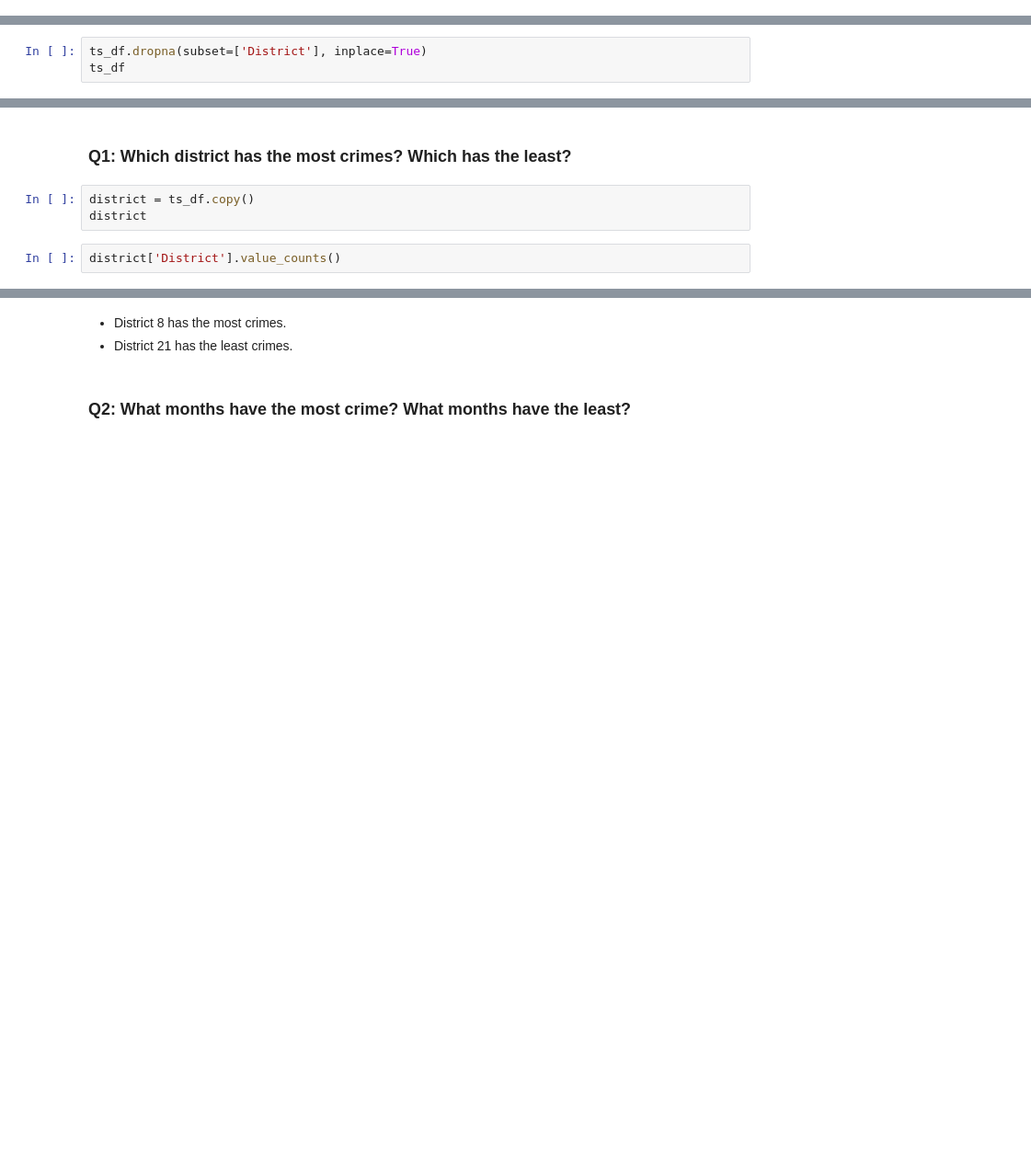
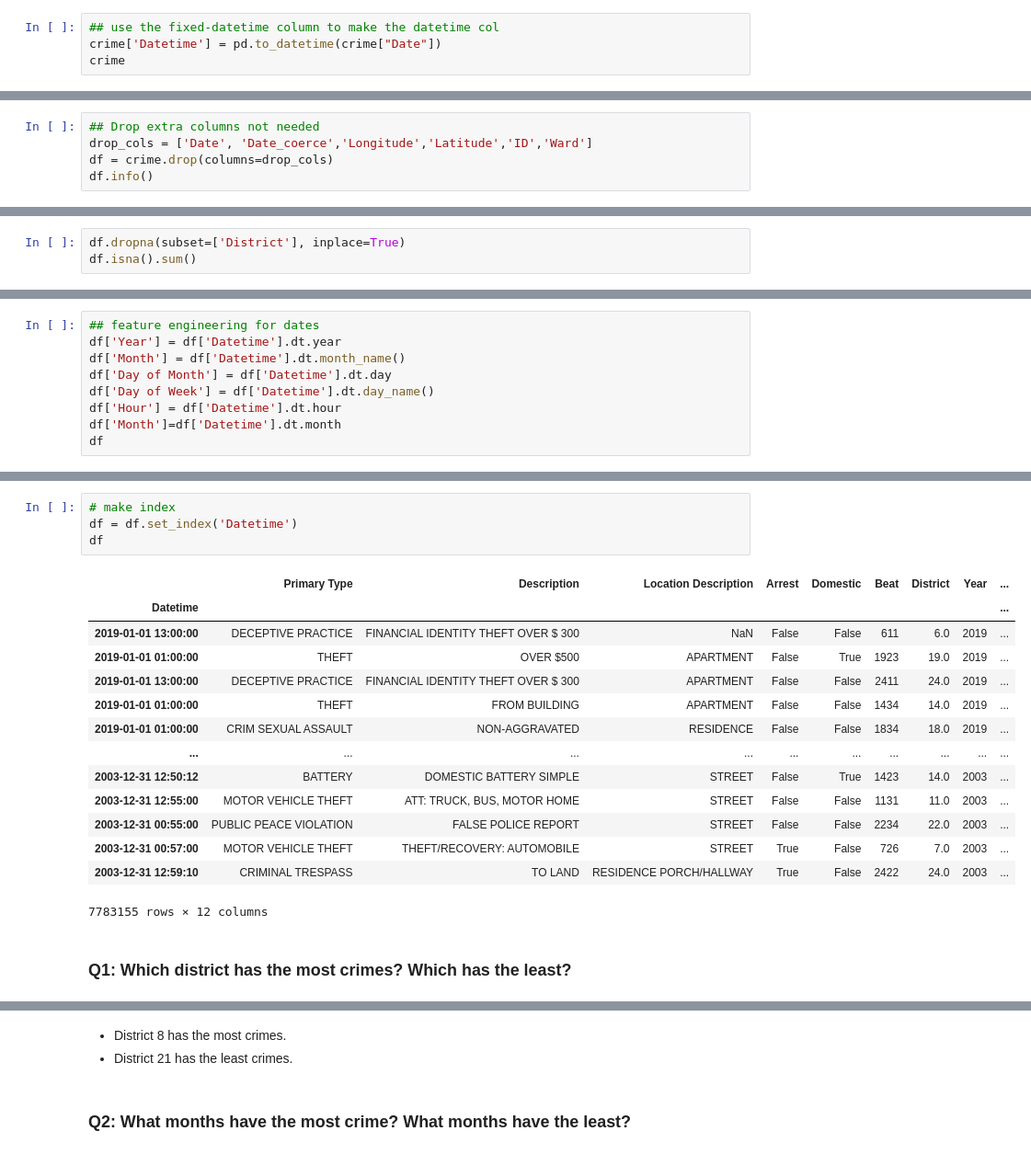
Before and after one commit to Beagan19/chicago-crime-data, a Jupyter notebook: Chicago Crime Data pt. 1.ipynb, the cells around one changed output, grey strips where cells are left out. Shown at 92% size. Saved outputs shown, nothing was run; the diff lists cells and outputs as text; blank space fills up the shorter version.

```diff
--- a/Chicago Crime Data pt. 1.ipynb
+++ b/Chicago Crime Data pt. 1.ipynb
@@ -43,0 +88,4 @@ df.head()
+# %%
+## use the fixed-datetime column to make the datetime col
+crime['Datetime'] = pd.to_datetime(crime["Date"])
+crime
@@ -43,0 +127,5 @@ df.head()
+# %%
+## Drop extra columns not needed
+drop_cols = ['Date', 'Date_coerce','Longitude','Latitude','ID','Ward']
+df = crime.drop(columns=drop_cols)
+df.info()
@@ -63,3 +160,3 @@ ts_df.isna().sum()
 # %%
-ts_df.dropna(subset=['District'], inplace=True)
-ts_df
+df.dropna(subset=['District'], inplace=True)
+df.isna().sum()
@@ -75,0 +173,9 @@ ts_df
+# %%
+## feature engineering for dates
+df['Year'] = df['Datetime'].dt.year
+df['Month'] = df['Datetime'].dt.month_name()
+df['Day of Month'] = df['Datetime'].dt.day
+df['Day of Week'] = df['Datetime'].dt.day_name()
+df['Hour'] = df['Datetime'].dt.hour
+df['Month']=df['Datetime'].dt.month
+df
@@ -76,7 +196,21 @@ ts_df
+# %%
+# make index
+df = df.set_index('Datetime')
+df
+# %% [output]
+|  | Primary Type | Description | Location Description | Arrest | Domestic | Beat | District | Year | ... |
+| Datetime |  |  |  |  |  |  |  |  | ... |
+| 2019-01-01 13:00:00 | DECEPTIVE PRACTICE | FINANCIAL IDENTITY THEFT OVER $ 300 | NaN | False | False | 611 | 6.0 | 2019 | ... |
+| 2019-01-01 01:00:00 | THEFT | OVER $500 | APARTMENT | False | True | 1923 | 19.0 | 2019 | ... |
+| 2019-01-01 13:00:00 | DECEPTIVE PRACTICE | FINANCIAL IDENTITY THEFT OVER $ 300 | APARTMENT | False | False | 2411 | 24.0 | 2019 | ... |
+| 2019-01-01 01:00:00 | THEFT | FROM BUILDING | APARTMENT | False | False | 1434 | 14.0 | 2019 | ... |
+| 2019-01-01 01:00:00 | CRIM SEXUAL ASSAULT | NON-AGGRAVATED | RESIDENCE | False | False | 1834 | 18.0 | 2019 | ... |
+| ... | ... | ... | ... | ... | ... | ... | ... | ... | ... |
+| 2003-12-31 12:50:12 | BATTERY | DOMESTIC BATTERY SIMPLE | STREET | False | True | 1423 | 14.0 | 2003 | ... |
+| 2003-12-31 12:55:00 | MOTOR VEHICLE THEFT | ATT: TRUCK, BUS, MOTOR HOME | STREET | False | False | 1131 | 11.0 | 2003 | ... |
+| 2003-12-31 00:55:00 | PUBLIC PEACE VIOLATION | FALSE POLICE REPORT | STREET | False | False | 2234 | 22.0 | 2003 | ... |
+| 2003-12-31 00:57:00 | MOTOR VEHICLE THEFT | THEFT/RECOVERY: AUTOMOBILE | STREET | True | False | 726 | 7.0 | 2003 | ... |
+| 2003-12-31 12:59:10 | CRIMINAL TRESPASS | TO LAND | RESIDENCE PORCH/HALLWAY | True | False | 2422 | 24.0 | 2003 | ... |
+7783155 rows × 12 columns
 # %% [markdown]
 ### Q1: Which district has the most crimes? Which has the least?
-# %%
-district = ts_df.copy()
-district
-# %%
-district['District'].value_counts()
```
Also changed, not shown: parts of 47 cells of this notebook, 1 other file.
